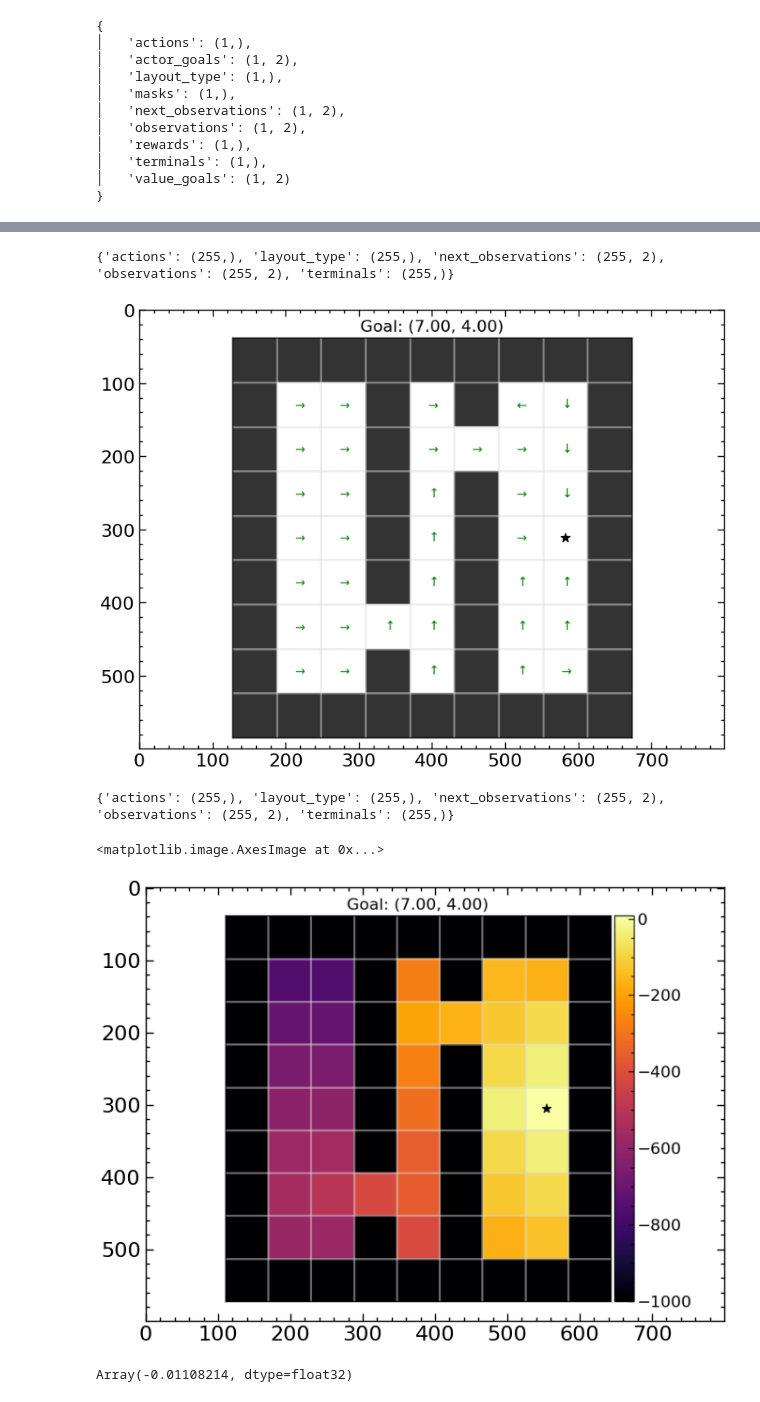
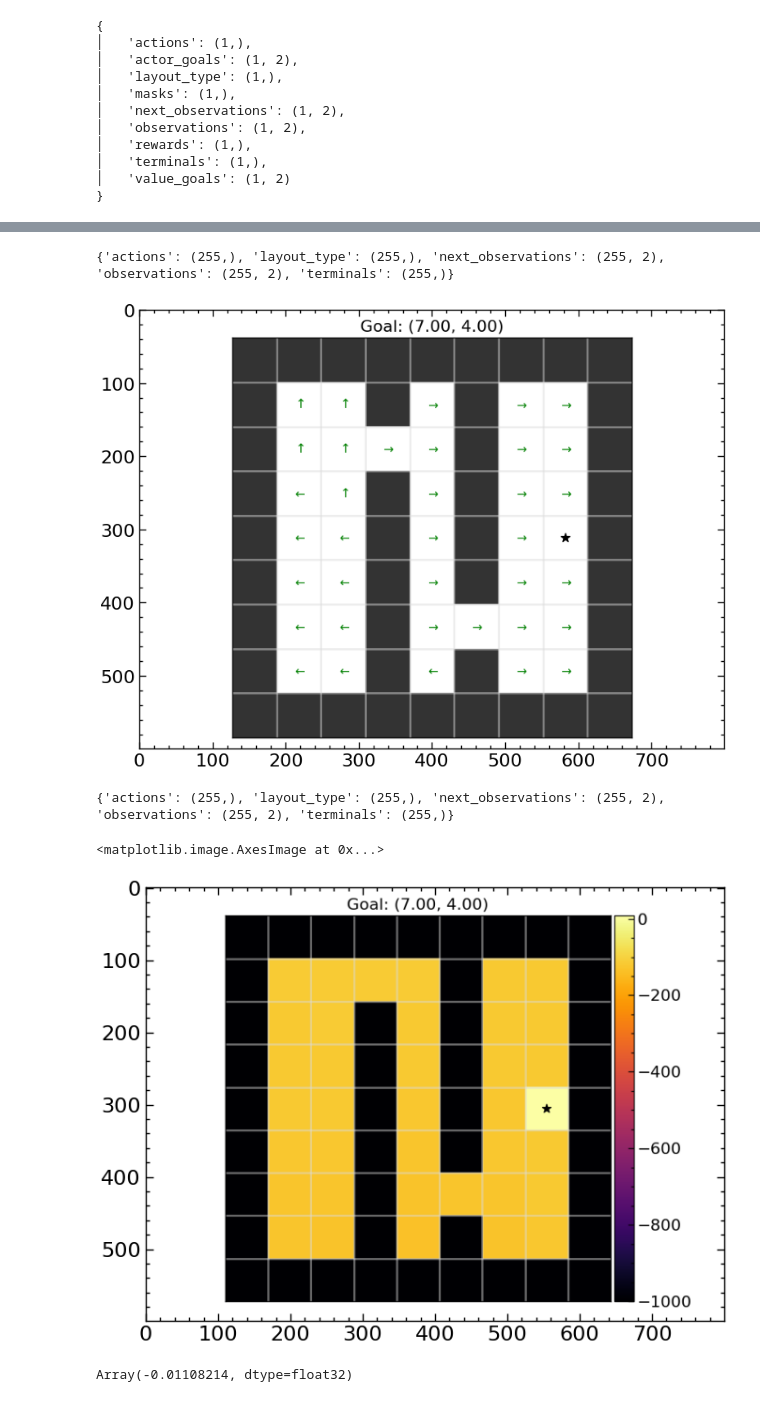
Before and after one commit to skylooop/BeliefConditionedFB, a Jupyter notebook: notebooks/in_context_gciql.ipynb, the cells around one changed output, grey strips where cells are left out. Cells and saved outputs as stored; diff of their text form; code cells hidden in the pictures.

```diff
--- a/notebooks/in_context_gciql.ipynb
+++ b/notebooks/in_context_gciql.ipynb
@@ -166,5 +166,5 @@ iql_agent.update(batch, batch_context)
 # %%
-pbar = tqdm(range(50_000))
+pbar = tqdm(range(100_000))
 layout0_embs = []
 layout1_embs = []
 
@@ -173,18 +173,18 @@ for update_steps in pbar:
         batch = gc_whole_dataset.sample(iql_config['agent']['batch_size'])
         iql_agent, update_info = iql_agent.update(batch)
     else:
-        batch, batch_context, _ = gc_whole_dataset.sample(iql_config['agent']['batch_size'], layout_type=update_steps % 2,
+        batch, batch_context, _ = gc_whole_dataset.sample(iql_config['agent']['batch_size'], layout_type=1 + update_steps % 2,
                                                             context_length=iql_config['agent']['context_len'])
         iql_agent, update_info = iql_agent.update(batch, batch_context)
     if update_steps % 500 == 0:
         # For layout 0
-        batch, batch_context, _ = gc_whole_dataset.sample(1, layout_type=0,
+        batch, batch_context, _ = gc_whole_dataset.sample(1, layout_type=1,
                                                             context_length=iql_config['agent']['context_len'])
         dynamics_embedding, _ = iql_agent.network.select('dynamic_transformer')(batch_context['observations'], batch_context['actions'],
                                                                                 batch_context['next_observations'], train=False, return_embedding=True)
         layout0_embs.append(jax.device_get(dynamics_embedding))
         # For layout 1:
-        batch, batch_context, _ = gc_whole_dataset.sample(1, layout_type=1,
+        batch, batch_context, _ = gc_whole_dataset.sample(1, layout_type=2,
                                                             context_length=iql_config['agent']['context_len'])
         dynamics_embedding, _ = iql_agent.network.select('dynamic_transformer')(batch_context['observations'], batch_context['actions'],
                                                                                 batch_context['next_observations'], train=False, return_embedding=True)
@@ -195,4 +195,5 @@ for update_steps in pbar:
                           "value_loss": update_info['value/value_loss'],
                           "actor_loss": update_info['actor/actor_loss']})
 layout0_embs = np.concatenate(layout0_embs)
+layout1_embs = np.concatenate(layout1_embs)
 # %%
@@ -273,7 +267,7 @@ def plot_policy(env, dataset, fig=None, ax=None, title=None, action_fn=None, **k
 
 env = DynamicsGeneralization_Doors(render_mode="rgb_array", highlight=False,
                                    max_steps=iql_config['agent']['context_len'] if iql_config['agent']['use_context'] else None)
-env._gen_grid = partial(env._gen_grid, layout_type=0)
+env._gen_grid = partial(env._gen_grid, layout_type=1)
 env = MinigridWrapper(env)
 dynamics_embedding=None
 if iql_config['agent']['use_context']:
@@ -294,7 +288,7 @@ plt.imshow(pred_policy_img)
 plt.tight_layout()
 # %% [output]
 {'actions': (255,), 'layout_type': (255,), 'next_observations': (255, 2), 'observations': (255, 2), 'terminals': (255,)}
-[figure, old version]
+[figure, new version]
 # %%
 from mpl_toolkits.axes_grid1 import make_axes_locatable
 
@@ -327,35 +321,35 @@ def plot_value_image_grid(env, dataset, value_fn, action_fn, fig=None, ax=None,
     divider = make_axes_locatable(ax)
     cax = divider.append_axes('right', size='5%', pad=0.05)
     im = ax.imshow(grid, cmap='inferno', vmin=-1000)
     fig.colorbar(im, cax=cax, orientation='vertical')
     if goal is not None:
         ax.set_title('Goal: ({:.2f}, {:.2f})'.format(goal[0], goal[1]))
         ax.scatter(goal[0], goal[1], s=80, c='black', marker='*')
     return fig, ax
 
 env = DynamicsGeneralization_Doors(render_mode="rgb_array", highlight=False,
                                    max_steps=iql_config['agent']['context_len'] if iql_config['agent']['use_context'] else None)
-env._gen_grid = partial(env._gen_grid, layout_type=0)
+env._gen_grid = partial(env._gen_grid, layout_type=2)
 env = MinigridWrapper(env)
 dynamics_embedding=None
 env.reset()
 
 if iql_config['agent']['use_context']:
     dataset_inference, env = random_exploration(env, num_episodes=1, layout_type=0)
     print(jax.tree.map(lambda x: x.shape, dataset_inference))
     dynamics_embedding, _ = iql_agent.network.select('dynamic_transformer')(dataset_inference['observations'][None], dataset_inference['actions'][None, :, None],
                                                                                 dataset_inference['next_observations'][None], train=False, return_embedding=True)
     dynamics_embedding = dynamics_embedding.squeeze()
 
 
 pred_value_img = value_image_fourrooms(env, example_batch,
                             value_fn=partial(value_fn, iql_agent, dynamics_embedding=dynamics_embedding), action_fn=partial(supply_rng(iql_agent.sample_actions, rng=jax.random.PRNGKey(np.random.randint(0, 2**32))),
                                                                   goals=goal, temperature=0.0, dynamics_embedding=dynamics_embedding), goal=goal)
 plt.imshow(pred_value_img)
 # %% [output]
 {'actions': (255,), 'layout_type': (255,), 'next_observations': (255, 2), 'observations': (255, 2), 'terminals': (255,)}
 <matplotlib.image.AxesImage at 0x...>
-[figure, old version]
+[figure, new version]
 # %%
 dynamics_embedding.mean()
 # %% [output]
```
Also changed, not shown: parts of 6 cells of this notebook.
